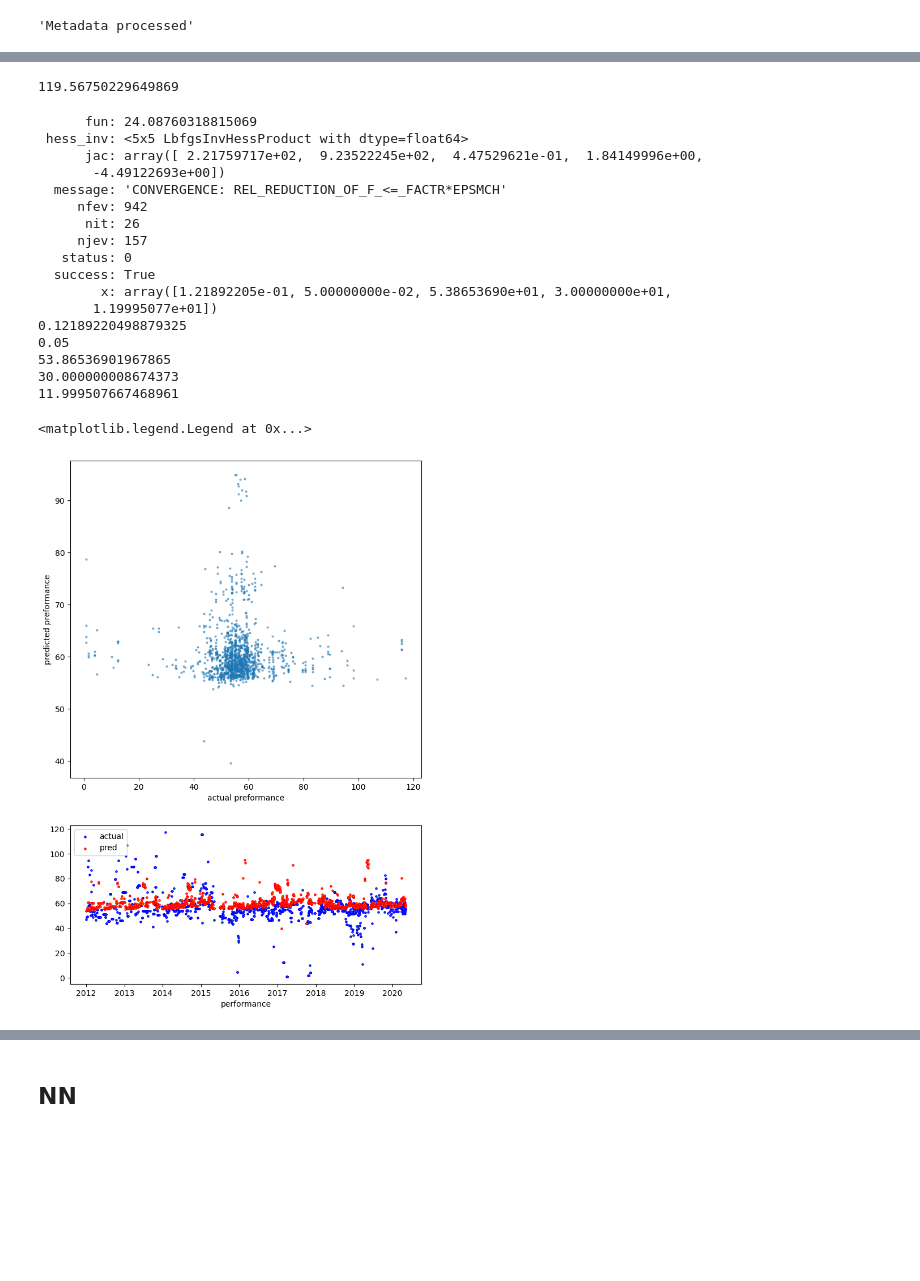
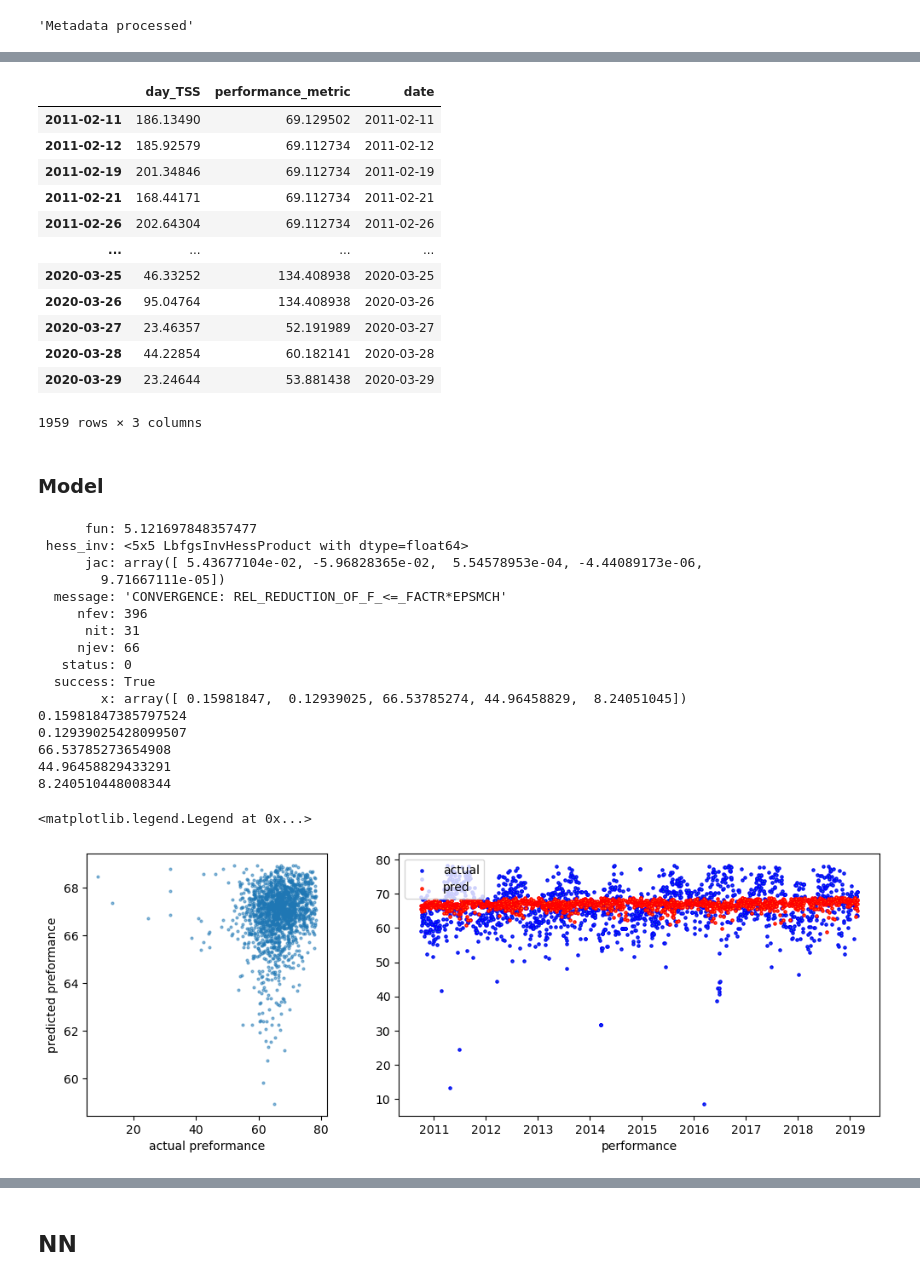
Before and after one commit to RyanAugust/TriNet, a Jupyter notebook: activity/activity_rnn.ipynb, the cells around one changed output, grey strips where cells are left out. Cells and saved outputs as stored; diff of their text form; code cells hidden in the pictures; blank space fills up the shorter version.

```diff
--- a/activity/activity_rnn.ipynb
+++ b/activity/activity_rnn.ipynb
@@ -140,3 +70,11 @@ ath_sum_df = pd.json_normalize(ath_sum_l['RIDES'])
+# %%
+ath_sum_df['sport'] = np.where(ath_sum_df['sport']==''
+                            ,np.where(ath_sum_df['METRICS.average_power'] != ''
+                            ,'Bike'
+                            ,np.where(ath_sum_df['METRICS.pace'] != ''
+                                    ,'Run'
+                                    ,''))
+                        ,ath_sum_df['sport'])
 # %%
 mins = ath_sum_df['METRICS.min_heartrate'].dropna().astype(float)
 mins.plot(kind='hist',bins=50)
@@ -146,6 +84,6 @@ mins.plot(kind='hist',bins=50)
 # %%
 max_hr = ath_sum_df['METRICS.max_heartrate'].astype(float).dropna().quantile(.99)
-rhr = 49
+rhr = 43
 
 athlete_statics = {'max_hr': max_hr,
                    'resting_hr':rhr}
@@ -155,5 +97,9 @@ def pull_justx(val):
         return float(val[0])
     except:
         return np.nan
-ath_sum_df['METRICS.xPace_safe'] = ath_sum_df['METRICS.xPace'].apply(pull_justx)
+try:
+    ath_sum_df['METRICS.xPace_safe'] = ath_sum_df['METRICS.xPace'].apply(pull_justx)
+except:
+    ath_sum_df['METRICS.xPace_safe'] = 0
+    print('no run activities')
 # %% [markdown]
@@ -188,16 +137,17 @@ NameError: name 'ath_sum_dfb' is not defined
 # %%
 ctls_ref = 42
 atls_ref = 7
-performance_fxn = calc_vo2
+performance_fxn = performance_fxns[0]
 
 
 data_pre = ath_sum_df.copy()
 
-data = pre_process(data_pre, performance_fxn=performance_fxn, sport=False)
+data = pre_process(data_pre, performance_fxn=performance_fxn, athlete_statics=athlete_statics, sport=False).dropna()
+data['performance_metric'] = np.where(data['performance_metric'] > 200, 0, data['performance_metric'])
 load_metric = data['day_TSS'].to_numpy()
 performance_metric = data['performance_metric'].to_numpy()
 fig, ax = plt.subplots(figsize=(10,4))
-data['day_TSS'].plot(ax=ax)#.rolling(window=7,min_periods=1).sum().plot(ax=ax)
+data['day_TSS'].rolling(window=7,min_periods=1).sum().plot(ax=ax)
 ax2 = ax.twinx()
 ax2.scatter(data.index
             ,data['performance_metric']#.rolling(window=1, min_periods=1).max()
@@ -213,4 +163,16 @@ fig.legend()
-# %%
-data['performance_metric'].quantile(.95)
-# %% [output]
-119.56750229649869
+# %%
+data
+# %% [output]
+|  | day_TSS | performance_metric | date |
+| 2011-02-11 | 186.13490 | 69.129502 | 2011-02-11 |
+| 2011-02-12 | 185.92579 | 69.112734 | 2011-02-12 |
+| 2011-02-19 | 201.34846 | 69.112734 | 2011-02-19 |
+| 2011-02-21 | 168.44171 | 69.112734 | 2011-02-21 |
+| 2011-02-26 | 202.64304 | 69.112734 | 2011-02-26 |
+| ... | ... | ... | ... |
+| 2020-03-25 | 46.33252 | 134.408938 | 2020-03-25 |
+| 2020-03-26 | 95.04764 | 134.408938 | 2020-03-26 |
+| 2020-03-27 | 23.46357 | 52.191989 | 2020-03-27 |
+| 2020-03-28 | 44.22854 | 60.182141 | 2020-03-28 |
+| 2020-03-29 | 23.24644 | 53.881438 | 2020-03-29 |
+1959 rows × 3 columns
@@ -217,3 +181,5 @@ data['performance_metric'].quantile(.95)
+# %% [markdown]
+### Model
 # %%
 bm = banister()
 
@@ -226,11 +192,11 @@ def optimize_banister(params):
     MAE = np.mean(losses)
     return MAE
 
-initial_guess  = [.5, .5, 55, 45, 7]
+initial_guess  = [.5, .5, 65, 45, 7]
 individual_banister_model = optimize.minimize(optimize_banister
                                             ,x0=initial_guess
                                                 #     k1,       k2,       p0,     CTLS,   ATLS
-                                            ,bounds=[(.1,1.00),(.05,1.0),(50,60),(30,50),(5,12)]
+                                            ,bounds=[(.10,1.00),(.10,1.0),(50,70),(30,50),(5,12)]
                                             # ,method='Nelder-Mead'
                                             # ,tol=1e-8
                                             )
@@ -238,23 +204,22 @@ print(individual_banister_model)
 for val in individual_banister_model['x']:
     print(val)
 # %% [output]
-      fun: 24.08760318815069
+      fun: 5.121697848357477
  hess_inv: <5x5 LbfgsInvHessProduct with dtype=float64>
-      jac: array([ 2.21759717e+02,  9.23522245e+02,  4.47529621e-01,  1.84149996e+00,
-       -4.49122693e+00])
+      jac: array([ 5.43677104e-02, -5.96828365e-02,  5.54578953e-04, -4.44089173e-06,
+        9.71667111e-05])
   message: 'CONVERGENCE: REL_REDUCTION_OF_F_<=_FACTR*EPSMCH'
-     nfev: 942
-      nit: 26
-     njev: 157
+     nfev: 396
+      nit: 31
+     njev: 66
    status: 0
   success: True
-        x: array([1.21892205e-01, 5.00000000e-02, 5.38653690e+01, 3.00000000e+01,
-       1.19995077e+01])
-0.12189220498879325
-0.05
-53.86536901967865
-30.000000008674373
-11.999507667468961
+        x: array([ 0.15981847,  0.12939025, 66.53785274, 44.96458829,  8.24051045])
+0.15981847385797524
+0.12939025428099507
+66.53785273654908
+44.96458829433291
+8.240510448008344
 # %%
 load_metric = data['day_TSS'].tolist()
 data['pred_performance_metric'] = bm.model(load_metric)
@@ -263,33 +228,33 @@ p_data = data[(data['performance_metric']<data['performance_metric'].quantile(.9
              &(data['pred_performance_metric']<data['pred_performance_metric'].quantile(.95)) ]
 
 ## Plot
-fig, ax = plt.subplots(2,1, figsize=(8,12), dpi=100,  gridspec_kw={'height_ratios': [2, 1]})
+fig, ax = plt.subplots(1,2, figsize=(12,4), dpi=100,  gridspec_kw={'width_ratios': [1,2]})
 ax[0].scatter(x=p_data['performance_metric']
           ,y=p_data['pred_performance_metric']
           ,s=4
           ,alpha=.5)
 ax[0].set_xlabel('actual preformance')
 ax[0].set_ylabel('predicted preformance')
 
 ax[1].scatter(p_data.index
              ,p_data['performance_metric']
              ,label='actual'
              ,facecolor=None
              ,edgecolor='blue'
              ,s=5
              ,linewidths=1
              ,marker='o')
 ax[1].scatter(p_data.index
              ,p_data['pred_performance_metric']
              ,label='pred'
              ,facecolor=None
              ,edgecolor='red'
              ,s=5
              ,linewidths=1
              ,marker='o')
 ax[1].set_xlabel('date')
 ax[1].set_xlabel('performance')
 ax[1].legend(loc=2)
 # %% [output]
 <matplotlib.legend.Legend at 0x...>
-[figure, old version]
+[figure, new version]
```
Also changed, not shown: parts of 18 cells of this notebook.
